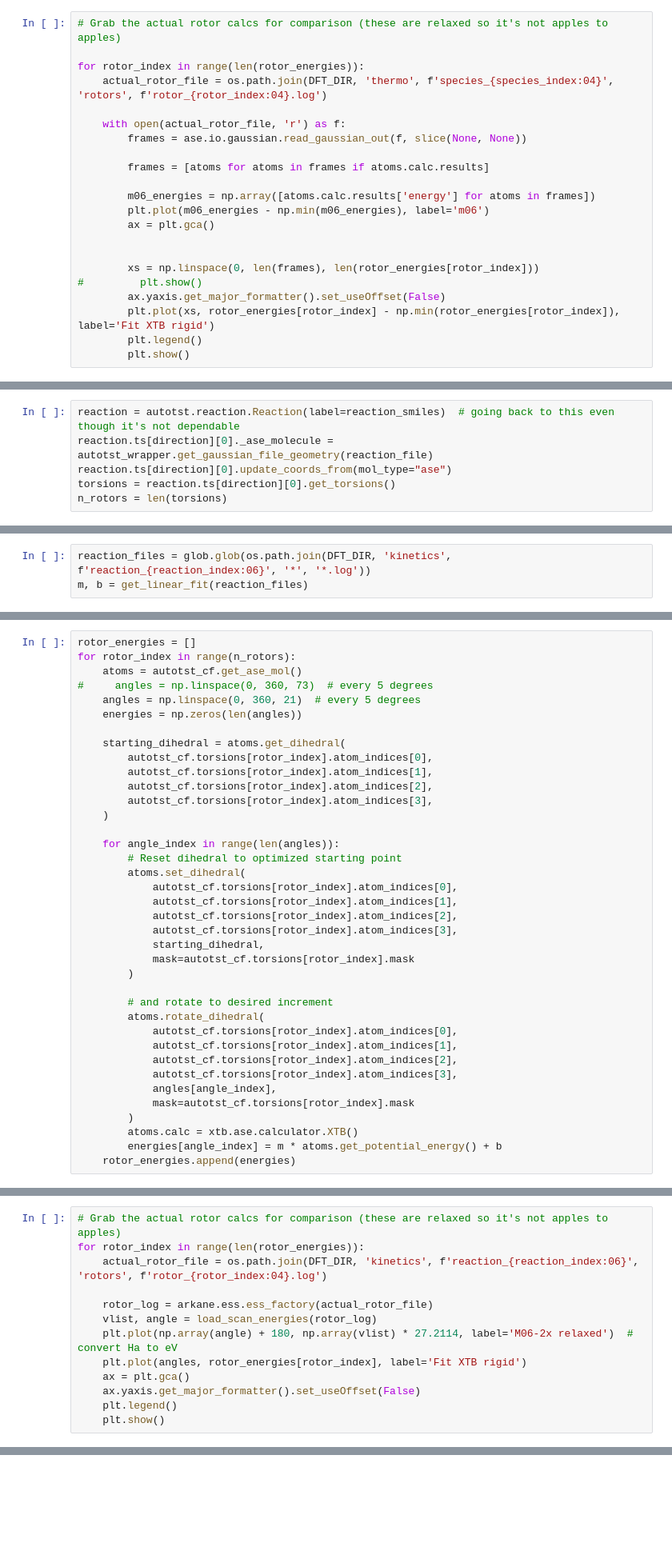
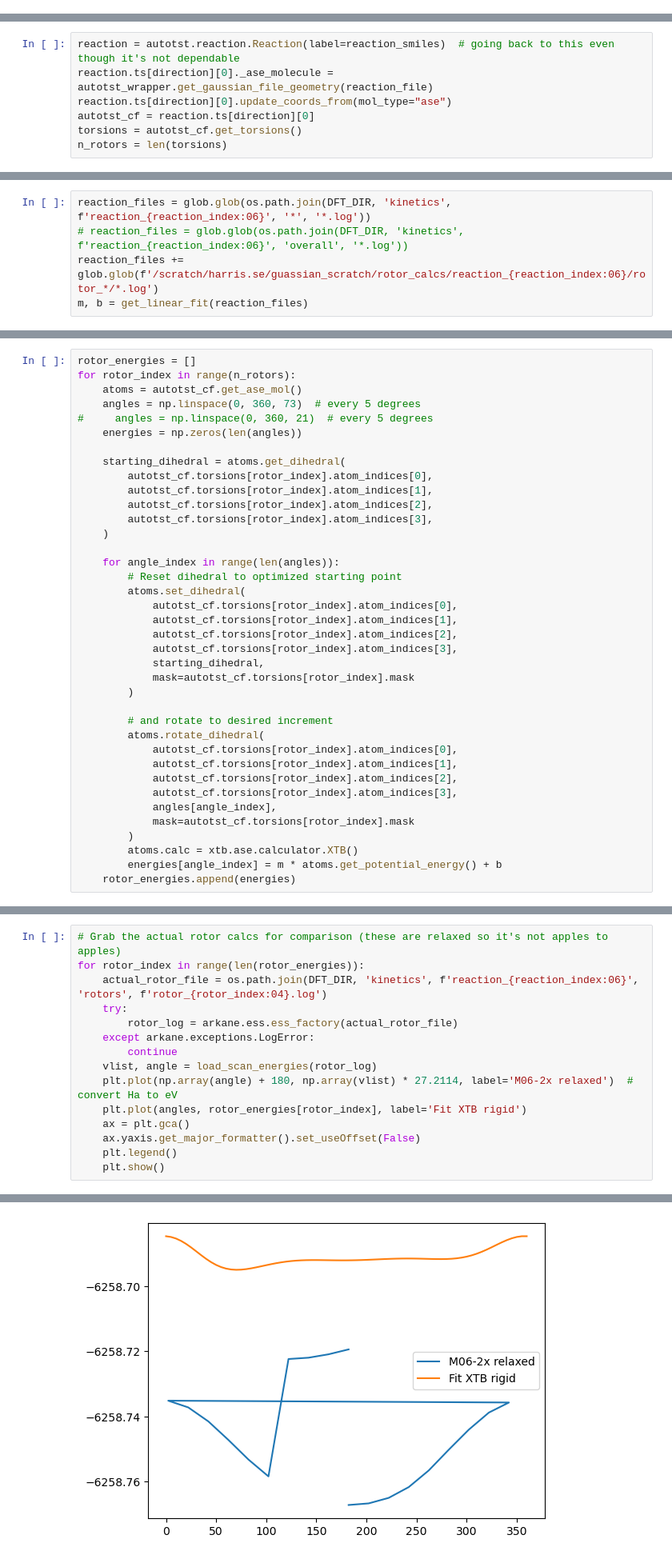
Before and after one commit to sevyharris/rotor_calc, a Jupyter notebook: calc_rotor.ipynb, the cells around one changed output, grey strips where cells are left out. Shown at 80% size. Saved outputs shown, nothing was run; the diff lists cells and outputs as text; blank space fills up the shorter version.

```diff
--- a/calc_rotor.ipynb
+++ b/calc_rotor.ipynb
@@ -123,22 +149,0 @@ for rotor_index in range(n_rotors):
-# %%
-# Grab the actual rotor calcs for comparison (these are relaxed so it's not apples to apples)
-
-for rotor_index in range(len(rotor_energies)):
-    actual_rotor_file = os.path.join(DFT_DIR, 'thermo', f'species_{species_index:04}', 'rotors', f'rotor_{rotor_index:04}.log')
-
-    with open(actual_rotor_file, 'r') as f:
-        frames = ase.io.gaussian.read_gaussian_out(f, slice(None, None))
-
-        frames = [atoms for atoms in frames if atoms.calc.results]
-
-        m06_energies = np.array([atoms.calc.results['energy'] for atoms in frames])
-        plt.plot(m06_energies - np.min(m06_energies), label='m06')
-        ax = plt.gca()
-
-
-        xs = np.linspace(0, len(frames), len(rotor_energies[rotor_index]))
-#         plt.show()
-        ax.yaxis.get_major_formatter().set_useOffset(False)
-        plt.plot(xs, rotor_energies[rotor_index] - np.min(rotor_energies[rotor_index]), label='Fit XTB rigid')
-        plt.legend()
-        plt.show()
@@ -266,6 +280,7 @@ reaction.py:813 get_rdkit_mol INFO Now attempting to embed using edited bounds m
 reaction = autotst.reaction.Reaction(label=reaction_smiles)  # going back to this even though it's not dependable
 reaction.ts[direction][0]._ase_molecule = autotst_wrapper.get_gaussian_file_geometry(reaction_file)
 reaction.ts[direction][0].update_coords_from(mol_type="ase")
-torsions = reaction.ts[direction][0].get_torsions()
+autotst_cf = reaction.ts[direction][0]
+torsions = autotst_cf.get_torsions()
 n_rotors = len(torsions)
 # %% [output]
@@ -289,3 +290,5 @@ reaction.py:813 get_rdkit_mol INFO Now attempting to embed using edited bounds m
 # %%
 reaction_files = glob.glob(os.path.join(DFT_DIR, 'kinetics', f'reaction_{reaction_index:06}', '*', '*.log'))
+# reaction_files = glob.glob(os.path.join(DFT_DIR, 'kinetics', f'reaction_{reaction_index:06}', 'overall', '*.log'))
+reaction_files += glob.glob(f'/scratch/harris.se/guassian_scratch/rotor_calcs/reaction_{reaction_index:06}/rotor_*/*.log')
 m, b = get_linear_fit(reaction_files)
@@ -295,8 +306,8 @@ autotst_cf = reaction.ts[direction][0]
 rotor_energies = []
 for rotor_index in range(n_rotors):
     atoms = autotst_cf.get_ase_mol()
-#     angles = np.linspace(0, 360, 73)  # every 5 degrees
-    angles = np.linspace(0, 360, 21)  # every 5 degrees
+    angles = np.linspace(0, 360, 73)  # every 5 degrees
+#     angles = np.linspace(0, 360, 21)  # every 5 degrees
     energies = np.zeros(len(angles))
 
     starting_dihedral = atoms.get_dihedral(
@@ -354,17 +369,20 @@ for rotor_index in range(n_rotors):
 # %%
 # Grab the actual rotor calcs for comparison (these are relaxed so it's not apples to apples)
 for rotor_index in range(len(rotor_energies)):
     actual_rotor_file = os.path.join(DFT_DIR, 'kinetics', f'reaction_{reaction_index:06}', 'rotors', f'rotor_{rotor_index:04}.log')
-
-    rotor_log = arkane.ess.ess_factory(actual_rotor_file)
+    try:
+        rotor_log = arkane.ess.ess_factory(actual_rotor_file)
+    except arkane.exceptions.LogError:
+        continue
     vlist, angle = load_scan_energies(rotor_log)
     plt.plot(np.array(angle) + 180, np.array(vlist) * 27.2114, label='M06-2x relaxed')  # convert Ha to eV
     plt.plot(angles, rotor_energies[rotor_index], label='Fit XTB rigid')
     ax = plt.gca()
     ax.yaxis.get_major_formatter().set_useOffset(False)
     plt.legend()
     plt.show()
 # %% [output]
 [figure]
 [figure]
 [figure]
+[figure, added]
```
Also changed, not shown: parts of 16 cells of this notebook, 3 other files.
